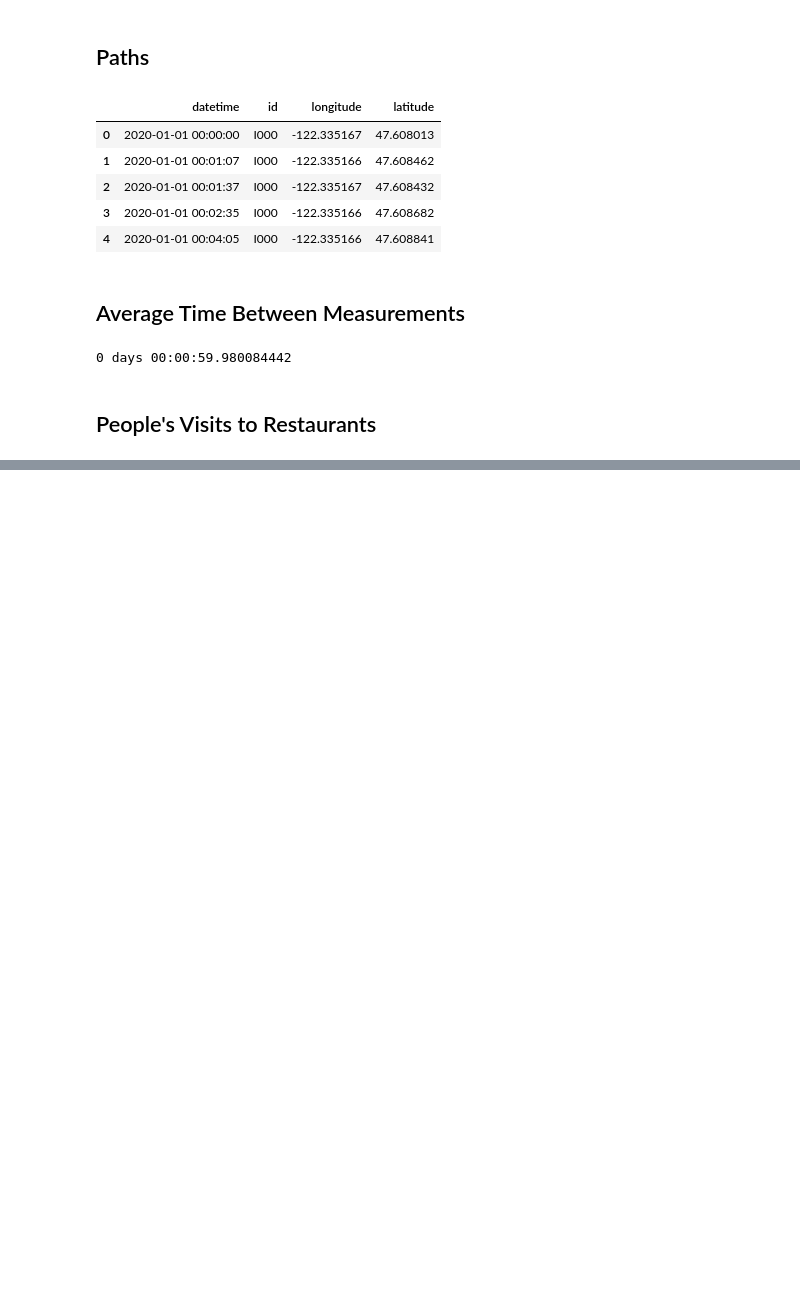
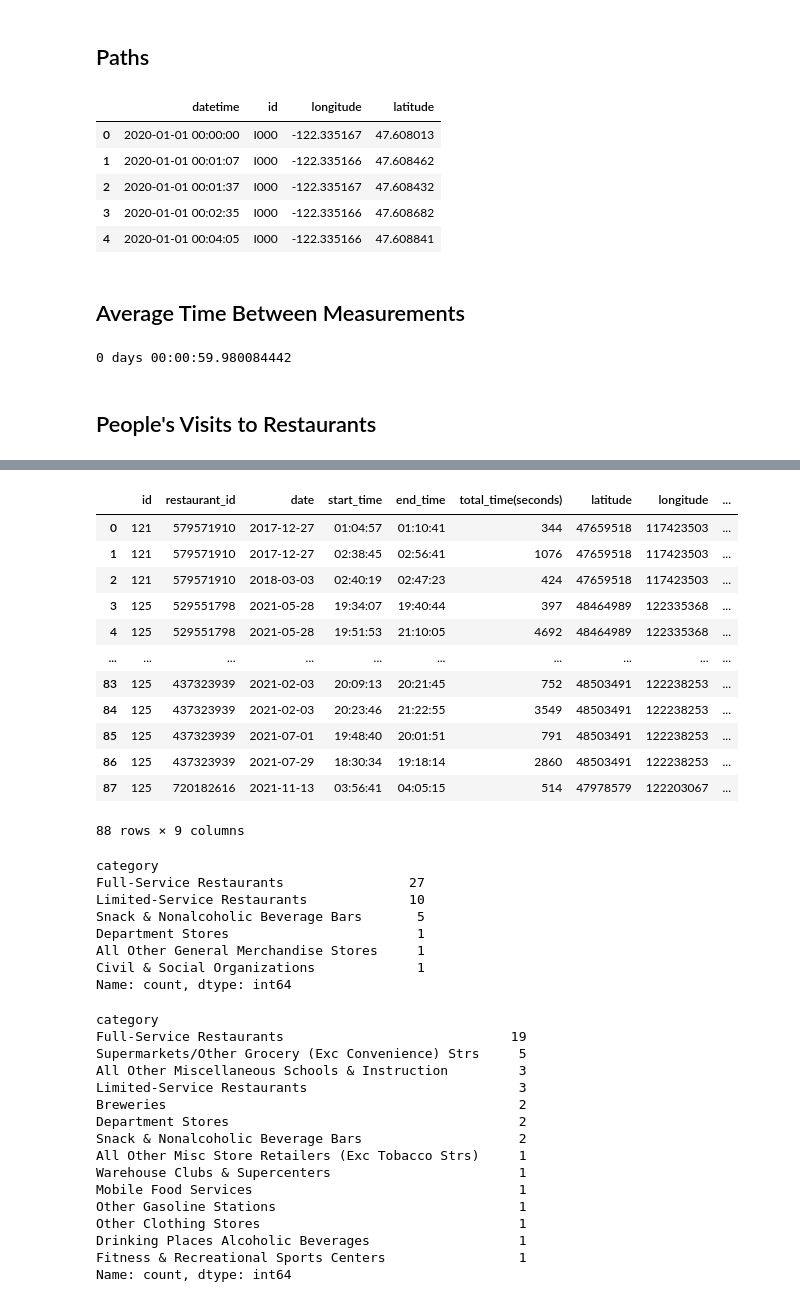
Before and after one commit to Cass-1/detecting-dine-out-patterns, a Jupyter notebook: src/notebooks/main.ipynb, the cells around one changed output, grey strips where cells are left out. Drawn from its saved outputs; the diff is of its cells as text; code cells hidden in the pictures; blank space fills up the shorter version.

Commit message:
finished visit analysis

```diff
--- a/src/notebooks/main.ipynb
+++ b/src/notebooks/main.ipynb
@@ -335,0 +264,55 @@ print(len(x.index))
+# %%
+real_restaurant_data = pd.read_csv(r"C:\Users\leeda\OneDrive - Washington State University (email.wsu.edu)\detecting-dine-out-patterns\data\real_restaurants.csv")
+visit_data = pd.read_csv(r"C:\Users\leeda\OneDrive - Washington State University (email.wsu.edu)\detecting-dine-out-patterns\data\visits.csv")
+real_restaurant_data.columns = real_restaurant_data.columns.str.lower()
+real_restaurant_data.rename(columns={'restaurant id': 'restaurant_id'}, inplace=True)
+
+visit_data = visit_data.merge(real_restaurant_data[['restaurant_id', 'latitude', 'longitude', 'category']], on='restaurant_id', how='left')
+display(visit_data)
+car = visit_data['category'].value_counts()
+
+df1 = visit_data[visit_data['id'] == 121]
+df2 = visit_data[visit_data['id'] == 125]
+
+car = df1['category'].value_counts()
+display(car)
+cat = df2['category'].value_counts()
+display(cat)
+# %% [output]
+|  | id | restaurant_id | date | start_time | end_time | total_time(seconds) | latitude | longitude | ... |
+| 0 | 121 | 579571910 | 2017-12-27 | 01:04:57 | 01:10:41 | 344 | 47659518 | 117423503 | ... |
+| 1 | 121 | 579571910 | 2017-12-27 | 02:38:45 | 02:56:41 | 1076 | 47659518 | 117423503 | ... |
+| 2 | 121 | 579571910 | 2018-03-03 | 02:40:19 | 02:47:23 | 424 | 47659518 | 117423503 | ... |
+| 3 | 125 | 529551798 | 2021-05-28 | 19:34:07 | 19:40:44 | 397 | 48464989 | 122335368 | ... |
+| 4 | 125 | 529551798 | 2021-05-28 | 19:51:53 | 21:10:05 | 4692 | 48464989 | 122335368 | ... |
+| ... | ... | ... | ... | ... | ... | ... | ... | ... | ... |
+| 83 | 125 | 437323939 | 2021-02-03 | 20:09:13 | 20:21:45 | 752 | 48503491 | 122238253 | ... |
+| 84 | 125 | 437323939 | 2021-02-03 | 20:23:46 | 21:22:55 | 3549 | 48503491 | 122238253 | ... |
+| 85 | 125 | 437323939 | 2021-07-01 | 19:48:40 | 20:01:51 | 791 | 48503491 | 122238253 | ... |
+| 86 | 125 | 437323939 | 2021-07-29 | 18:30:34 | 19:18:14 | 2860 | 48503491 | 122238253 | ... |
+| 87 | 125 | 720182616 | 2021-11-13 | 03:56:41 | 04:05:15 | 514 | 47978579 | 122203067 | ... |
+88 rows × 9 columns
+category
+Full-Service Restaurants                27
+Limited-Service Restaurants             10
+Snack & Nonalcoholic Beverage Bars       5
+Department Stores                        1
+All Other General Merchandise Stores     1
+Civil & Social Organizations             1
+Name: count, dtype: int64
+category
+Full-Service Restaurants                             19
+Supermarkets/Other Grocery (Exc Convenience) Strs     5
+All Other Miscellaneous Schools & Instruction         3
+Limited-Service Restaurants                           3
+Breweries                                             2
+Department Stores                                     2
+Snack & Nonalcoholic Beverage Bars                    2
+All Other Misc Store Retailers (Exc Tobacco Strs)     1
+Warehouse Clubs & Supercenters                        1
+Mobile Food Services                                  1
+Other Gasoline Stations                               1
+Other Clothing Stores                                 1
+Drinking Places Alcoholic Beverages                   1
+Fitness & Recreational Sports Centers                 1
+Name: count, dtype: int64
```
Also changed, not shown: parts of 3 cells of this notebook.
